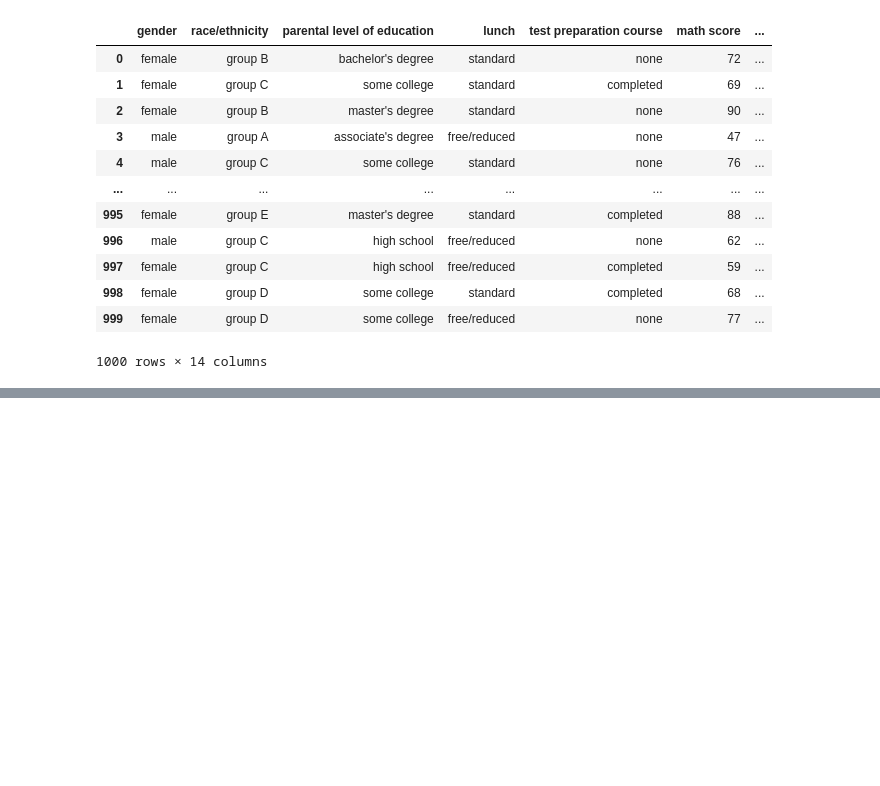
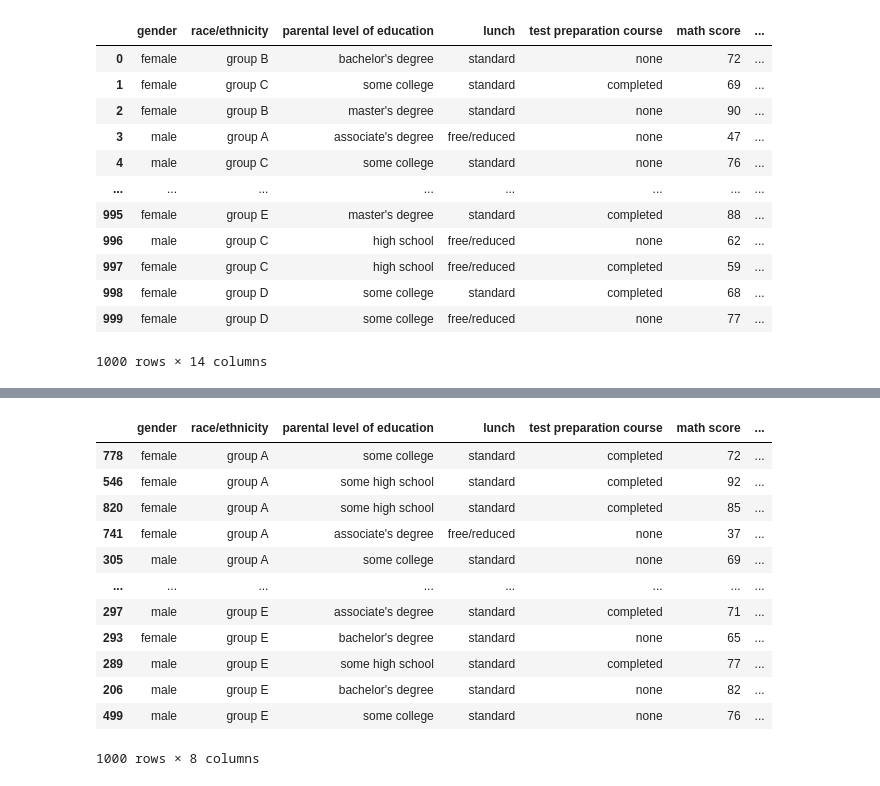
Before and after one commit to Ashfedy/python_refresher, a Jupyter notebook: dataframe_refresher.ipynb, the cells around one changed output, grey strips where cells are left out. Saved outputs shown, nothing was run; the diff lists cells and outputs as text; code cells hidden in the pictures; blank space fills up the shorter version.

```diff
--- a/dataframe_refresher.ipynb
+++ b/dataframe_refresher.ipynb
@@ -372,0 +391,16 @@ df_student_performance.drop(columns=["rand_col_inserted"])
+# %%
+df_student_performance.sort_values("race/ethnicity")
+# %% [output]
+|  | gender | race/ethnicity | parental level of education | lunch | test preparation course | math score | ... |
+| 778 | female | group A | some college | standard | completed | 72 | ... |
+| 546 | female | group A | some high school | standard | completed | 92 | ... |
+| 820 | female | group A | some high school | standard | completed | 85 | ... |
+| 741 | female | group A | associate's degree | free/reduced | none | 37 | ... |
+| 305 | male | group A | some college | standard | none | 69 | ... |
+| ... | ... | ... | ... | ... | ... | ... | ... |
+| 297 | male | group E | associate's degree | standard | completed | 71 | ... |
+| 293 | female | group E | bachelor's degree | standard | none | 65 | ... |
+| 289 | male | group E | some high school | standard | completed | 77 | ... |
+| 206 | male | group E | bachelor's degree | standard | none | 82 | ... |
+| 499 | male | group E | some college | standard | none | 76 | ... |
+1000 rows × 8 columns
```
Also changed, not shown: parts of 7 cells of this notebook.
